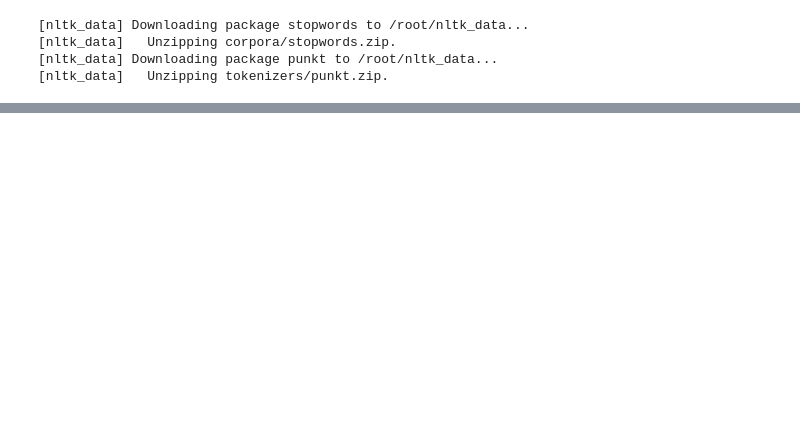
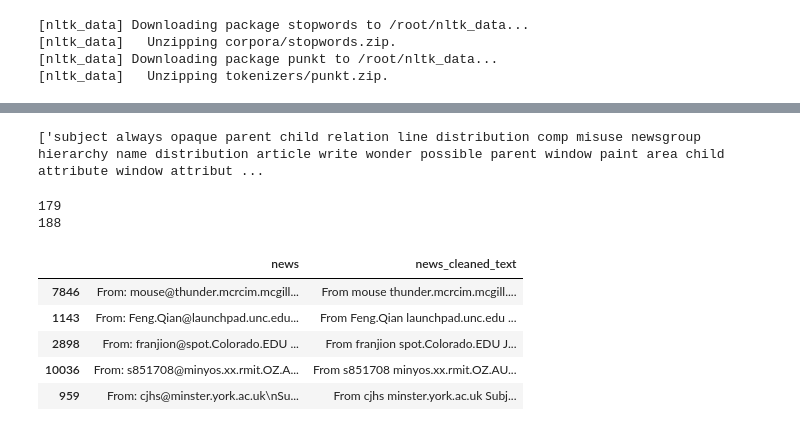
Before and after one commit to geersenthil/Topic-Modeling-, a Jupyter notebook: NNM.ipynb, the cells around one changed output, grey strips where cells are left out. Saved outputs shown, nothing was run; the diff lists cells and outputs as text; code cells hidden in the pictures; blank space fills up the shorter version.

```diff
--- a/NNM.ipynb
+++ b/NNM.ipynb
@@ -47,0 +54,4 @@ from sklearn.datasets import fetch_20newsgroups
+# %%
+news_df = pd.DataFrame({'news': news_group_data})
+news_data =  pd.DataFrame({'news':news_df['news'].sample(500)})
+print(news_data.head())
@@ -47,0 +80,30 @@ from sklearn.datasets import fetch_20newsgroups
+# %%
+lemmatizated_text =  lemmatization(news_data['news'])
+print(lemmatizated_text)
+# %% [output]
+['subject always opaque parent child relation line distribution comp misuse newsgroup hierarchy name distribution article write wonder possible parent window paint area child attribute window attribut ...
+# %%
+stop_words = stopwords.words('english')
+print(len(stop_words))
+stop_words.extend(['from', 'subject', 're', 'edu', 'use','cdw','would','line','article'])
+print(len(stop_words))
+# %% [output]
+179
+188
+# %%
+def clean_text(headline):
+  word_tokens=word_tokenize(headline)
+  tokens=[w for w in word_tokens if w not in stop_words and len(w)>3]
+  cleaned_text=" ".join(tokens)
+  return cleaned_text
+# %%
+news_data['news_cleaned_text']=news_data['news'].apply(clean_text)
+# %%
+news_data.head()
+# %% [output]
+|  | news | news_cleaned_text |
+| 7846 | From: mouse@thunder.mcrcim.mcgill... | From mouse thunder.mcrcim.mcgill.... |
+| 1143 | From: Feng.Qian@launchpad.unc.edu... | From Feng.Qian launchpad.unc.edu ... |
+| 2898 | From: franjion@spot.Colorado.EDU ... | From franjion spot.Colorado.EDU J... |
+| 10036 | From: s851708@minyos.xx.rmit.OZ.A... | From s851708 minyos.xx.rmit.OZ.AU... |
+| 959 | From: cjhs@minster.york.ac.uk\nSu... | From cjhs minster.york.ac.uk Subj... |
```
Also changed, not shown: parts of 4 cells of this notebook.
